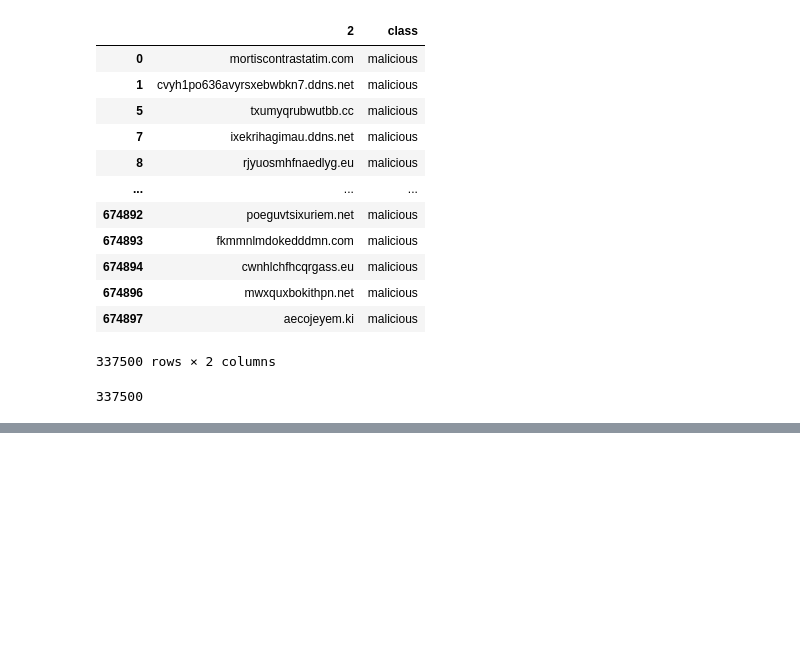
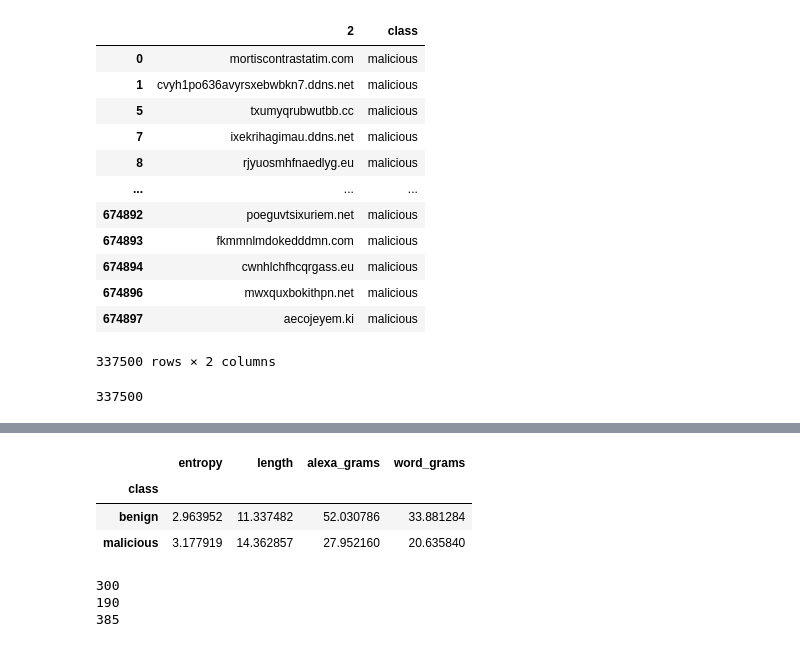
Before and after one commit to bawantha/Realtime-monitoring-of-dns-traffics, a Jupyter notebook: ml/dns_logs.ipynb, the cells around one changed output, grey strips where cells are left out. Saved outputs shown, nothing was run; the diff lists cells and outputs as text; code cells hidden in the pictures; blank space fills up the shorter version.

```diff
--- a/ml/dns_logs.ipynb
+++ b/ml/dns_logs.ipynb
@@ -463,0 +317,24 @@ accuracy_score(y_test, y_pred)
+# %%
+word_dataframe = pd.read_csv('words.csv',header=0)
+word_dataframe = word_dataframe[word_dataframe['count'] > 50000]
+
+dict_vc = sklearn.feature_extraction.text.CountVectorizer(analyzer='char', ngram_range=(3,5), min_df=1e-5, max_df=1.0)
+counts_matrix = dict_vc.fit_transform(word_dataframe['word'].apply(lambda x: np.str_(x)))
+dict_counts = np.log10(counts_matrix.sum(axis=0).getA1())
+ngrams_list = dict_vc.get_feature_names()
+# %%
+all_1['alexa_grams']= alexa_counts * alexa_vc.transform(all_1['domain']).T
+all_1['word_grams']= dict_counts * dict_vc.transform(all_1['domain']).T
+
+all_2['alexa_grams']= alexa_counts * alexa_vc.transform(all_2['domain']).T
+all_2['word_grams']= dict_counts * dict_vc.transform(all_2['domain']).T
+
+all_3['alexa_grams']= alexa_counts * alexa_vc.transform(all_3['domain']).T
+all_3['word_grams']= dict_counts * dict_vc.transform(all_3['domain']).T
+# %%
+all_3.groupby(['class']).mean()
+# %% [output]
+|  | entropy | length | alexa_grams | word_grams |
+| class |  |  |  |  |
+| benign | 2.963952 | 11.337482 | 52.030786 | 33.881284 |
+| malicious | 3.177919 | 14.362857 | 27.952160 | 20.635840 |
@@ -463,0 +349,8 @@ accuracy_score(y_test, y_pred)
+# %%
+print(weird1.shape[0])
+print(weird2.shape[0])
+print(weird3.shape[0])
+# %% [output]
+300
+190
+385
```
Also changed, not shown: parts of 53 cells of this notebook.
